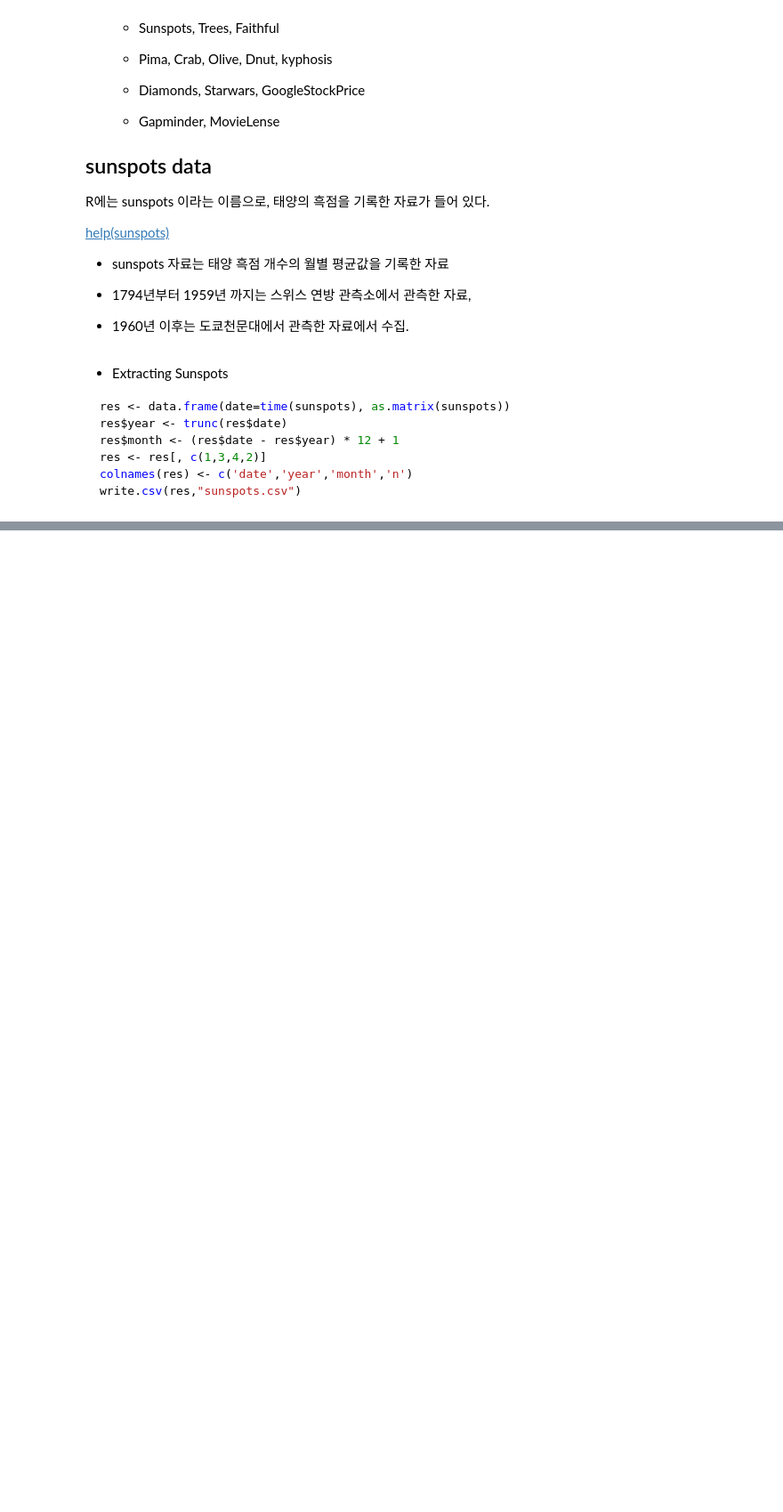
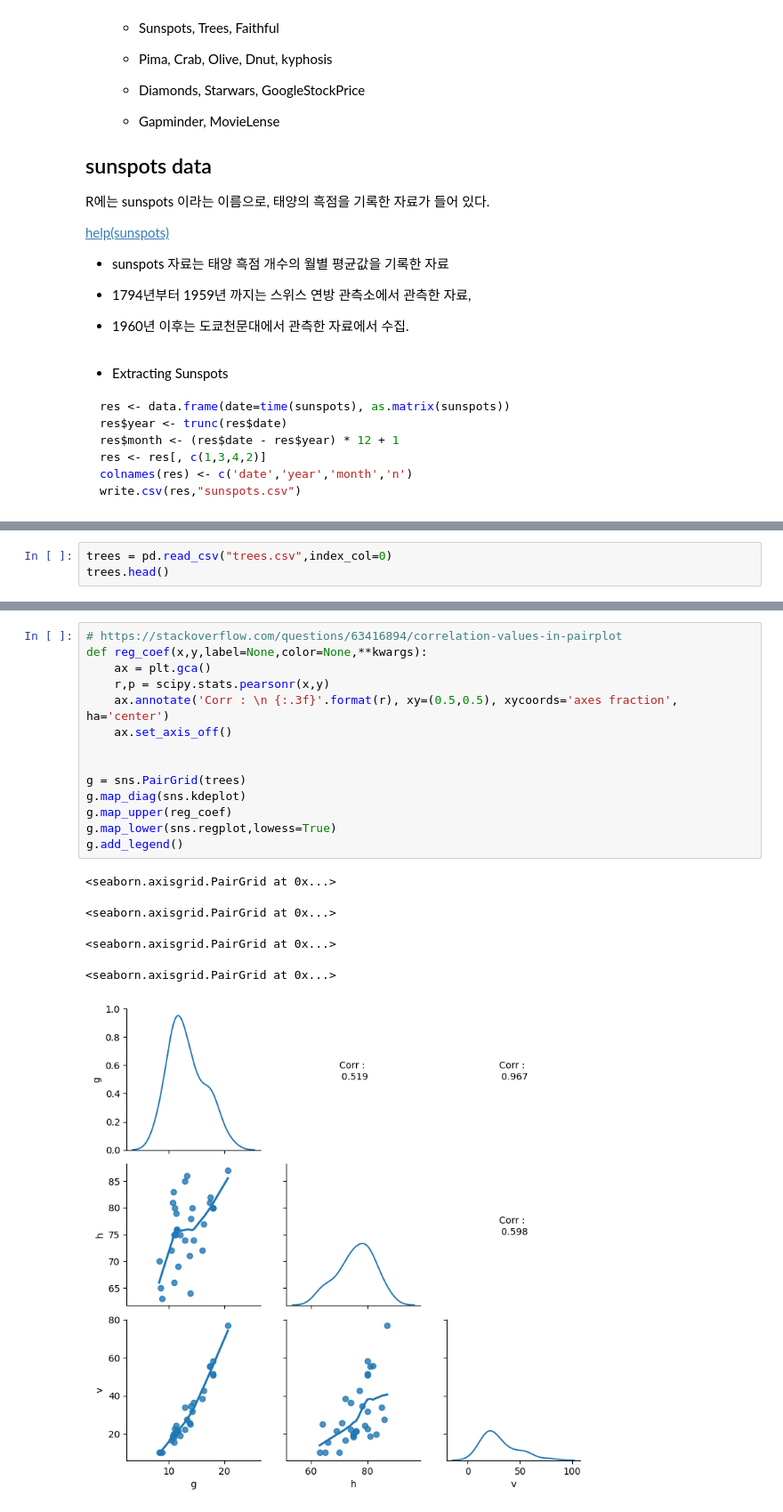
Before and after one commit to kooBH/MGT6710-01, a Jupyter notebook: HW1/Data_touring_2.ipynb, the cells around one changed output, grey strips where cells are left out. Shown at 89% size. Cells and saved outputs as stored; diff of their text form; blank space fills up the shorter version.

```diff
--- a/HW1/Data_touring_2.ipynb
+++ b/HW1/Data_touring_2.ipynb
@@ -144,0 +107,3 @@ SyntaxError: invalid syntax (1347256297.py, line 1)
+# %%
+trees = pd.read_csv("trees.csv",index_col=0)
+trees.head()
@@ -144,0 +126,20 @@ SyntaxError: invalid syntax (1347256297.py, line 1)
+# %%
+# https://stackoverflow.com/questions/63416894/correlation-values-in-pairplot
+def reg_coef(x,y,label=None,color=None,**kwargs):
+    ax = plt.gca()
+    r,p = scipy.stats.pearsonr(x,y)
+    ax.annotate('Corr : \n {:.3f}'.format(r), xy=(0.5,0.5), xycoords='axes fraction', ha='center')
+    ax.set_axis_off()
+
+
+g = sns.PairGrid(trees)
+g.map_diag(sns.kdeplot)
+g.map_upper(reg_coef)
+g.map_lower(sns.regplot,lowess=True)
+g.add_legend()
+# %% [output]
+<seaborn.axisgrid.PairGrid at 0x...>
+<seaborn.axisgrid.PairGrid at 0x...>
+<seaborn.axisgrid.PairGrid at 0x...>
+<seaborn.axisgrid.PairGrid at 0x...>
+[figure, added]
```
Also changed, not shown: parts of 16 cells of this notebook, 2 other files.
